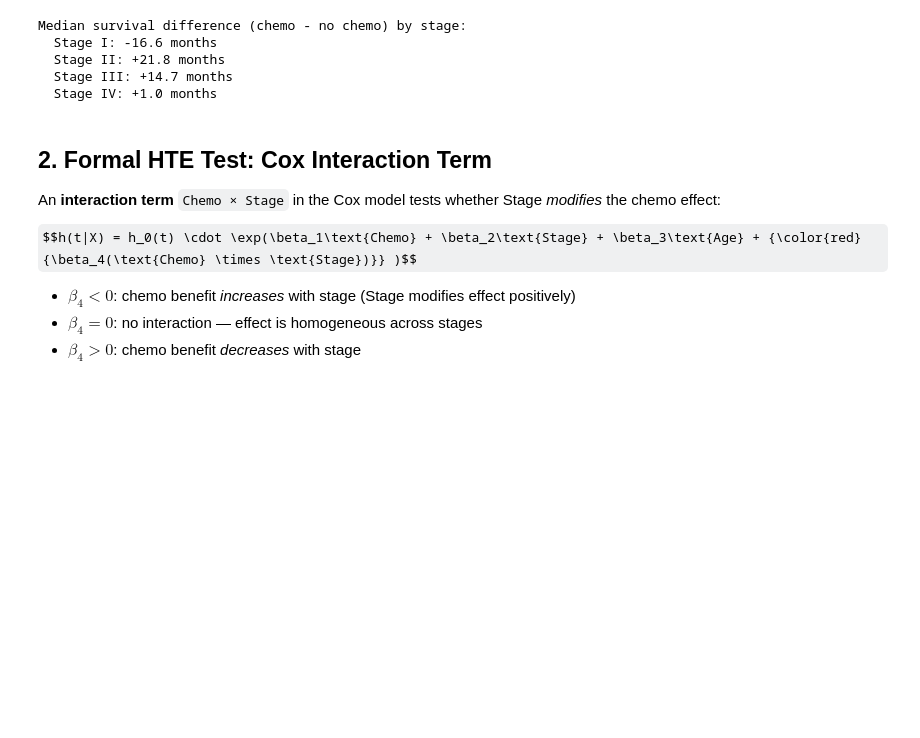
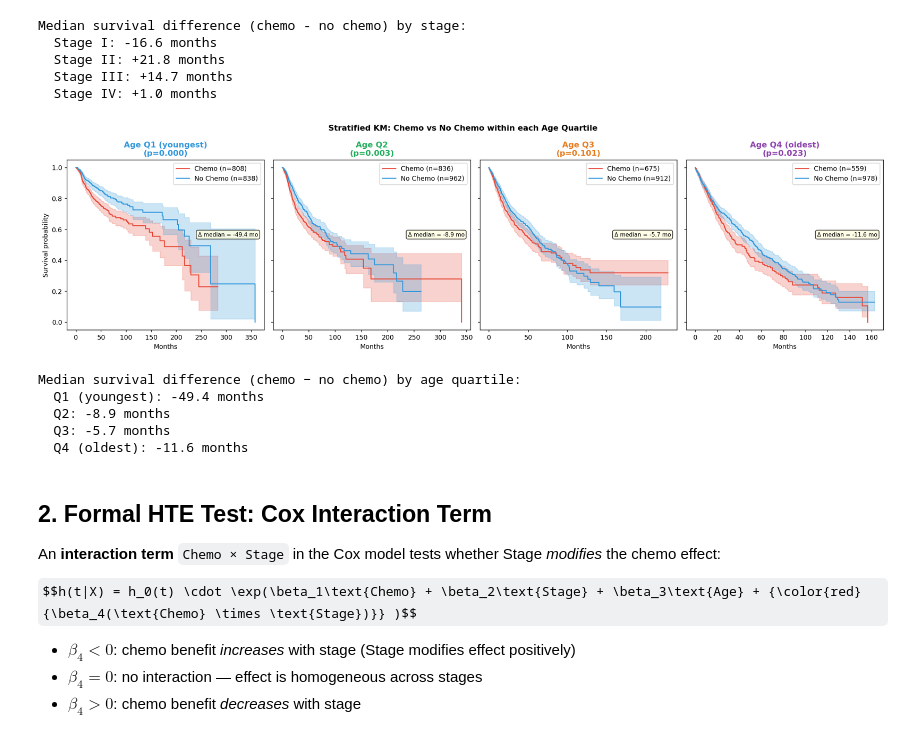
Before and after one commit to zhuy16/causal_inference_oncology, a Jupyter notebook: notebooks/07_heterogeneous_treatment_effects.ipynb, the cells around one changed output. Saved outputs shown, nothing was run; the diff lists cells and outputs as text; code cells hidden in the pictures; some formulas as TeX source; blank space fills up the shorter version.

Commit message:
NB07: add KM by age quartile figure showing confounding and Q3 near-significance

```diff
--- a/notebooks/07_heterogeneous_treatment_effects.ipynb
+++ b/notebooks/07_heterogeneous_treatment_effects.ipynb
@@ -112,6 +112,58 @@ Median survival difference (chemo - no chemo) by stage:
   Stage II: +21.8 months
   Stage III: +14.7 months
   Stage IV: +1.0 months
+# %%
+## KM by Age Quartile: Chemo vs No-Chemo within each age group
+km_df = df[['OS_MONTHS', 'OS_EVENT', 'CHEMO', 'AGE']].dropna()
+km_df = km_df[km_df['OS_MONTHS'] > 0].copy()
+km_df['AGE_Q'] = pd.qcut(km_df['AGE'], 4,
+                          labels=['Q1 (youngest)', 'Q2', 'Q3', 'Q4 (oldest)'])
+
+age_q_colors = ['#3498DB', '#27AE60', '#E67E22', '#8E44AD']
+fig, axes = plt.subplots(1, 4, figsize=(18, 5), sharey=True)
+kmf = KaplanMeierFitter()
+
+delta_by_q = {}
+for ax, (q_label, col) in zip(axes, zip(['Q1 (youngest)', 'Q2', 'Q3', 'Q4 (oldest)'], age_q_colors)):
+    sub = km_df[km_df['AGE_Q'] == q_label]
+    t1  = sub[sub['CHEMO'] == 1]
+    t0  = sub[sub['CHEMO'] == 0]
+
+    kmf.fit(t1['OS_MONTHS'], t1['OS_EVENT'], label=f'Chemo (n={len(t1)})')
+    kmf.plot_survival_function(ax=ax, ci_show=True, color='#E74C3C')
+    med1 = kmf.median_survival_time_
+
+    kmf.fit(t0['OS_MONTHS'], t0['OS_EVENT'], label=f'No Chemo (n={len(t0)})')
+    kmf.plot_survival_function(ax=ax, ci_show=True, color='#3498DB')
+    med0 = kmf.median_survival_time_
+
+    lr = logrank_test(t1['OS_MONTHS'], t0['OS_MONTHS'], t1['OS_EVENT'], t0['OS_EVENT'])
+    delta = med1 - med0 if np.isfinite(med1) and np.isfinite(med0) else np.nan
+    delta_by_q[q_label] = delta
+
+    ax.set_title(f'Age {q_label}\n(p={lr.p_value:.3f})', fontweight='bold', color=col)
+    ax.set_xlabel('Months')
+    ax.set_ylabel('Survival probability' if ax == axes[0] else '')
+    if np.isfinite(delta):
+        ax.text(0.97, 0.55, f'Δ median = {delta:+.1f} mo',
+                transform=ax.transAxes, ha='right', fontsize=8.5,
+                bbox=dict(boxstyle='round', facecolor='lightyellow', alpha=0.8))
+
+plt.suptitle('Stratified KM: Chemo vs No Chemo within each Age Quartile', fontweight='bold')
+plt.tight_layout()
+fig.savefig(os.path.join(FIG_DIR, '07_km_by_age_quartile.png'), bbox_inches='tight', dpi=150)
+plt.show()
+
+print('Median survival difference (chemo − no chemo) by age quartile:')
+for q, d in delta_by_q.items():
+    print(f'  {q}: {d:+.1f} months' if np.isfinite(d) else f'  {q}: median not reached')
+# %% [output]
+[figure, added]
+Median survival difference (chemo − no chemo) by age quartile:
+  Q1 (youngest): -49.4 months
+  Q2: -8.9 months
+  Q3: -5.7 months
+  Q4 (oldest): -11.6 months
 # %% [markdown]
 ## 2. Formal HTE Test: Cox Interaction Term
 
```
Also changed, not shown: parts of 1 cell of this notebook, 1 other file.
